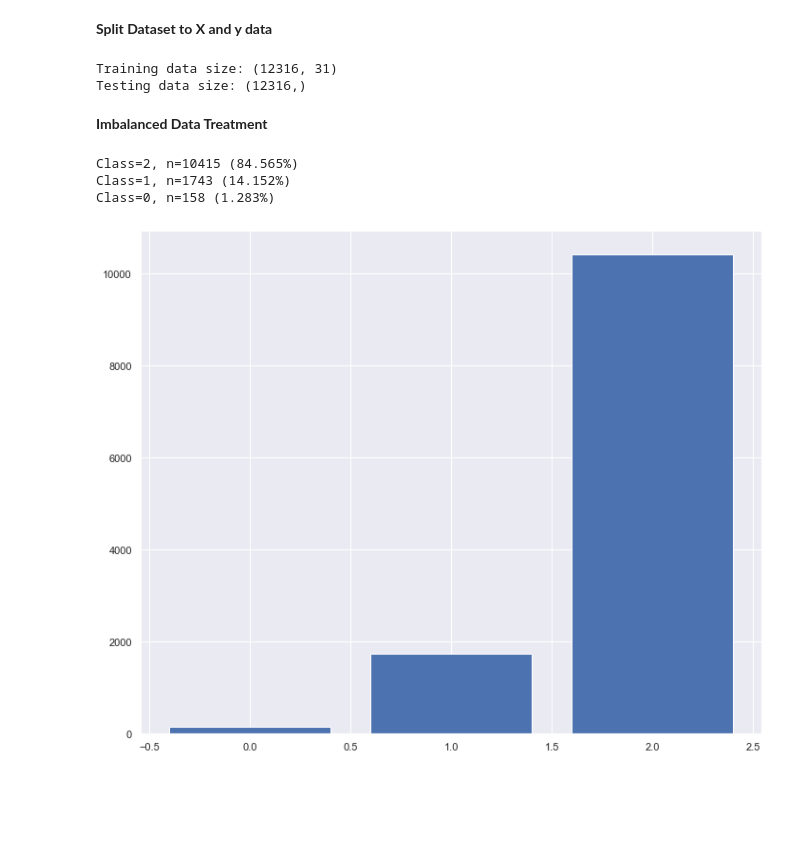
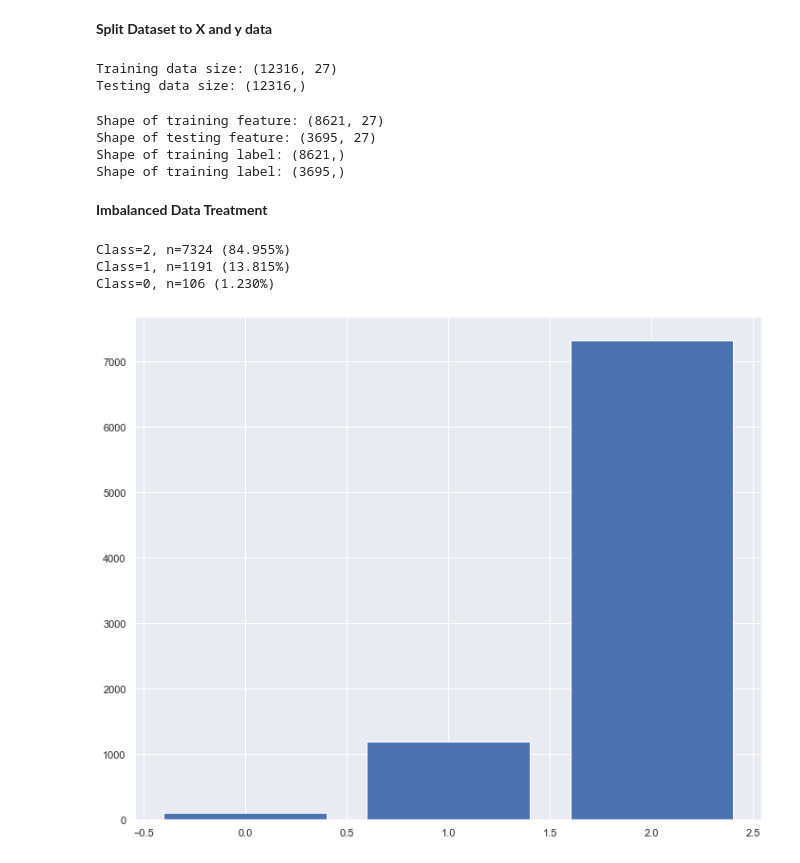
Before and after one commit to nathalierocelle/Machine_Learning_Portfolio, a Jupyter notebook: Project 1 - Road Traffic Severity Classification.ipynb, the cells around one changed output. Drawn from its saved outputs; the diff is of its cells as text; code cells hidden in the pictures; blank space fills up the shorter version.

```diff
--- a/Project 1 - Road Traffic Severity Classification.ipynb
+++ b/Project 1 - Road Traffic Severity Classification.ipynb
@@ -655,0 +701,4 @@ df_copy.head()
+# %%
+#To drop imbalanced columns
+df_copy = df_copy.drop(columns=['Defect_of_vehicle_enc', 'Vehicle_driver_relation_enc', 'Work_of_casuality_enc', 'Fitness_of_casuality_enc'])
+df_copy
@@ -662,21 +725,35 @@ y = df_copy['Accident_severity_enc']
 print("Training data size:", X.shape)
 print("Testing data size:", y.shape)
 # %% [output]
-Training data size: (12316, 31)
+Training data size: (12316, 27)
 Testing data size: (12316,)
+# %%
+#Split the data into train and test sets
+X_train, X_test, y_train, y_test = train_test_split(X, y, test_size=0.3, random_state=42)
+# %%
+# Show the Training and Testing Data
+print('Shape of training feature:', X_train.shape)
+print('Shape of testing feature:', X_test.shape)
+print('Shape of training label:', y_train.shape)
+print('Shape of training label:', y_test.shape)
+# %% [output]
+Shape of training feature: (8621, 27)
+Shape of testing feature: (3695, 27)
+Shape of training label: (8621,)
+Shape of training label: (3695,)
 # %% [markdown]
 **Imbalanced Data Treatment**
 # %%
-counter = Counter(y)
+counter = Counter(y_train)
 for k,v in counter.items():
-	per = v / len(y) * 100
+	per = v / len(y_train) * 100
 	print('Class=%d, n=%d (%.3f%%)' % (k, v, per))
 # plot the distribution
 plt.bar(counter.keys(), counter.values())
 plt.show()
 # %% [output]
-Class=2, n=10415 (84.565%)
-Class=1, n=1743 (14.152%)
-Class=0, n=158 (1.283%)
+Class=2, n=7324 (84.955%)
+Class=1, n=1191 (13.815%)
+Class=0, n=106 (1.230%)
-[figure, old version]
+[figure, new version]
 # %%
```
Also changed, not shown: parts of 44 cells of this notebook.
